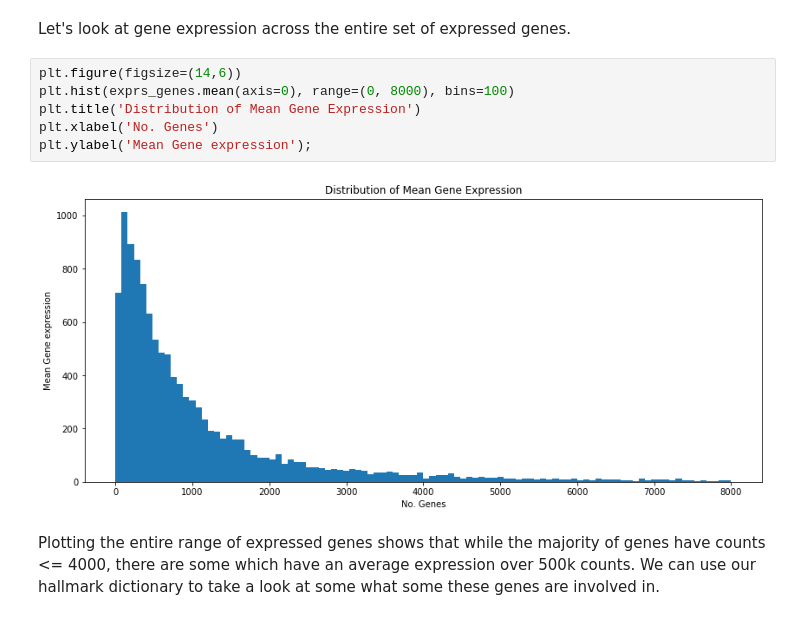
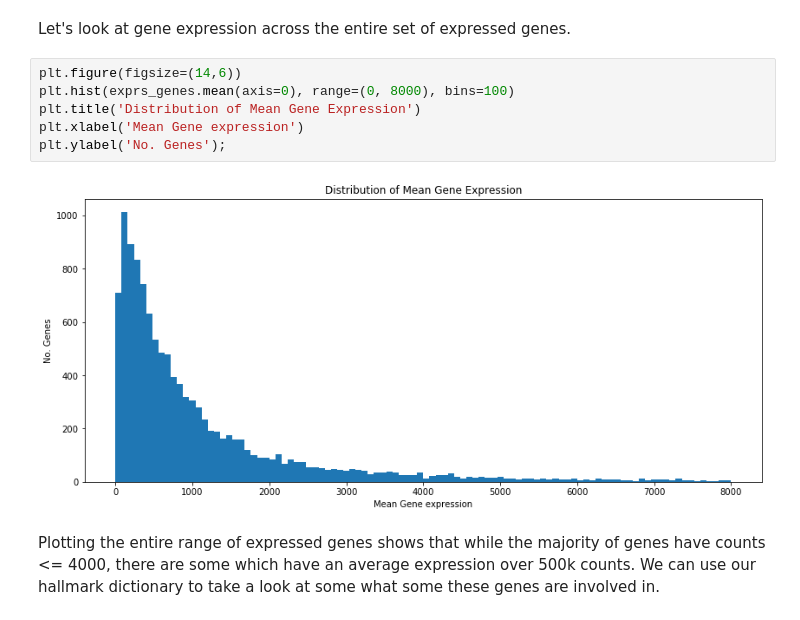
Before and after one commit to sohilsshah91/hacknights, a Jupyter notebook: tcga-series/post/01_exploratory_differential_gene_expression.ipynb, the cells around one changed output. Cells and saved outputs as stored; diff of their text form.

Commit message:
Rename post and re-run all code; switch axis of full histogram

```diff
--- a/tcga-series/post/post1_mwe_introduction.ipynb
+++ b/tcga-series/post/01_exploratory_differential_gene_expression.ipynb
@@ -201,11 +201,11 @@ Let's look at gene expression across the entire set of expressed genes.
 # %%
 plt.figure(figsize=(14,6))
 plt.hist(exprs_genes.mean(axis=0), range=(0, 8000), bins=100)
 plt.title('Distribution of Mean Gene Expression')
-plt.xlabel('No. Genes')
-plt.ylabel('Mean Gene expression');
+plt.xlabel('Mean Gene expression')
+plt.ylabel('No. Genes');
 # %% [output]
-[figure, old version]
+[figure, new version]
 # %% [markdown]
 Plotting the entire range of expressed genes shows that while the majority of genes have counts <= 4000, there are some which have an average expression over 500k counts. We can use our hallmark dictionary to take a look at some what some these genes are involved in.
 # %%
```
Also changed, not shown: parts of 13 cells of this notebook.
